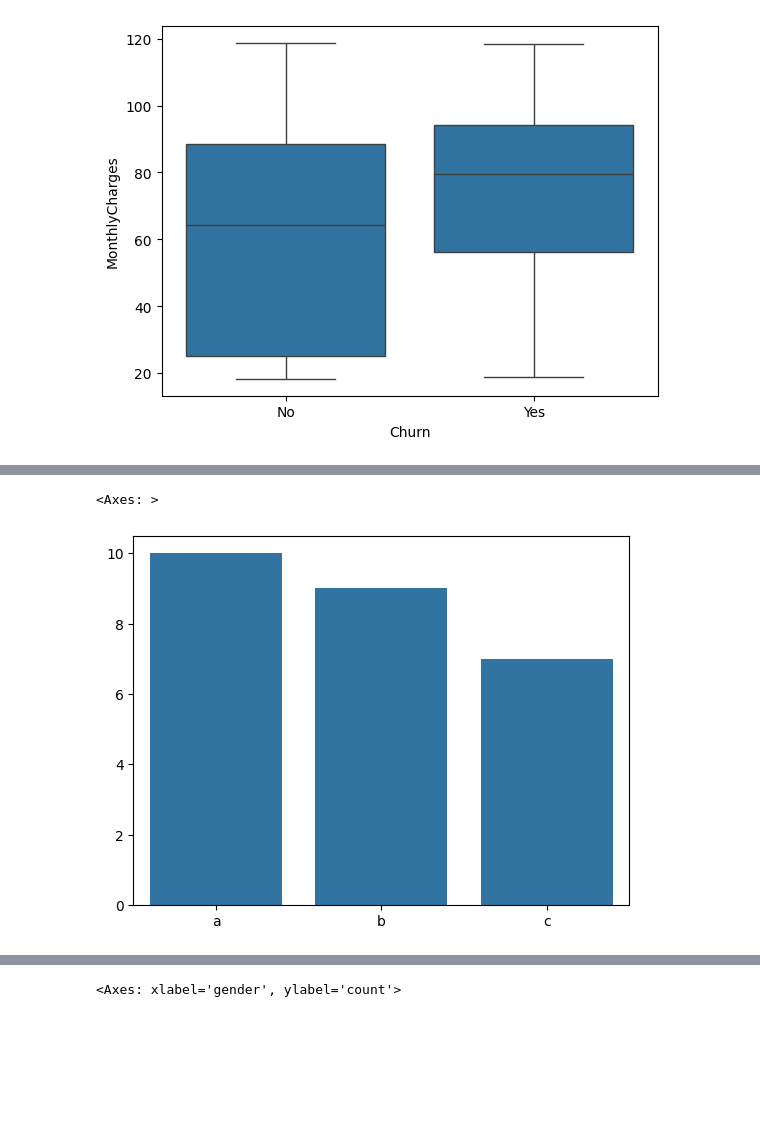
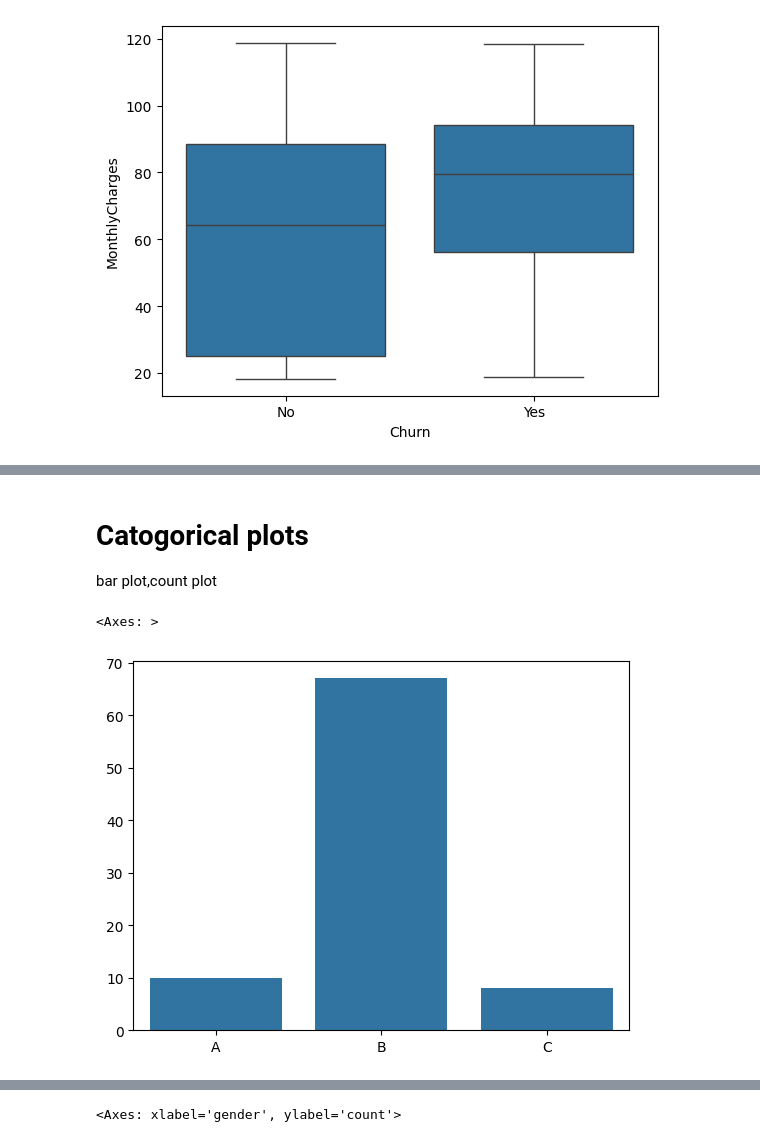
Before and after one commit to neelakandanoj/100DaysofCode, a Jupyter notebook: Pandas/Day2.ipynb, the cells around one changed output, grey strips where cells are left out. Saved outputs shown, nothing was run; the diff lists cells and outputs as text; code cells hidden in the pictures; blank space fills up the shorter version.

```diff
--- a/Pandas/Day2.ipynb
+++ b/Pandas/Day2.ipynb
@@ -311,7 +364,12 @@ sns.boxplot(x=df['Churn'],y=df['MonthlyCharges'])
+# %% [markdown]
+# **Catogorical plots**
+
+bar plot,count plot
 # %%
-x=['a','b','c']
-y=[10,9,7]
+x=['A',"B","C"]
+y=[10,67,8]
+
 sns.barplot(x=x,y=y)
 # %% [output]
 <Axes: >
-[figure, old version]
+[figure, new version]
```
Also changed, not shown: parts of 15 cells of this notebook.
